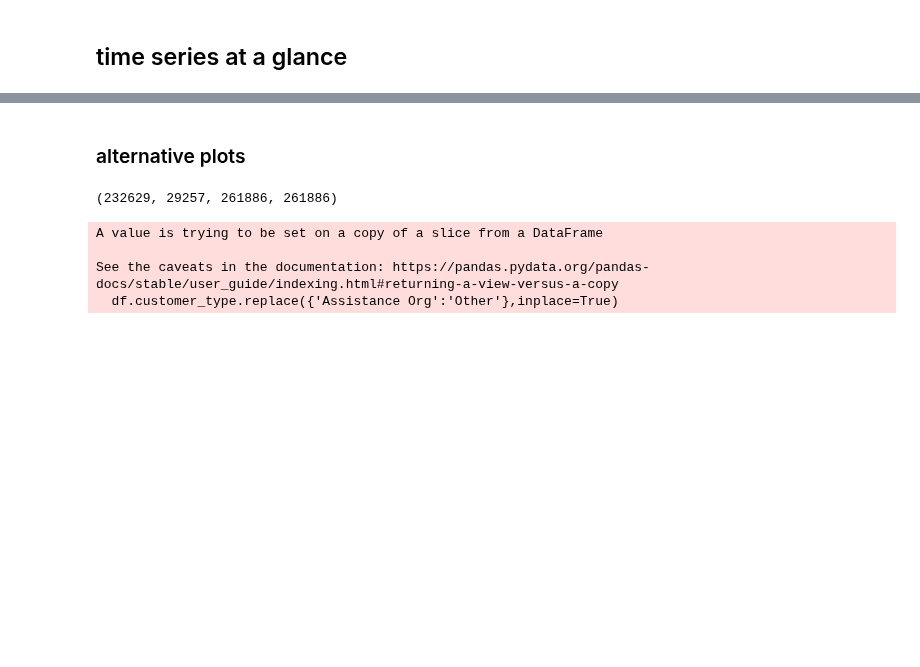
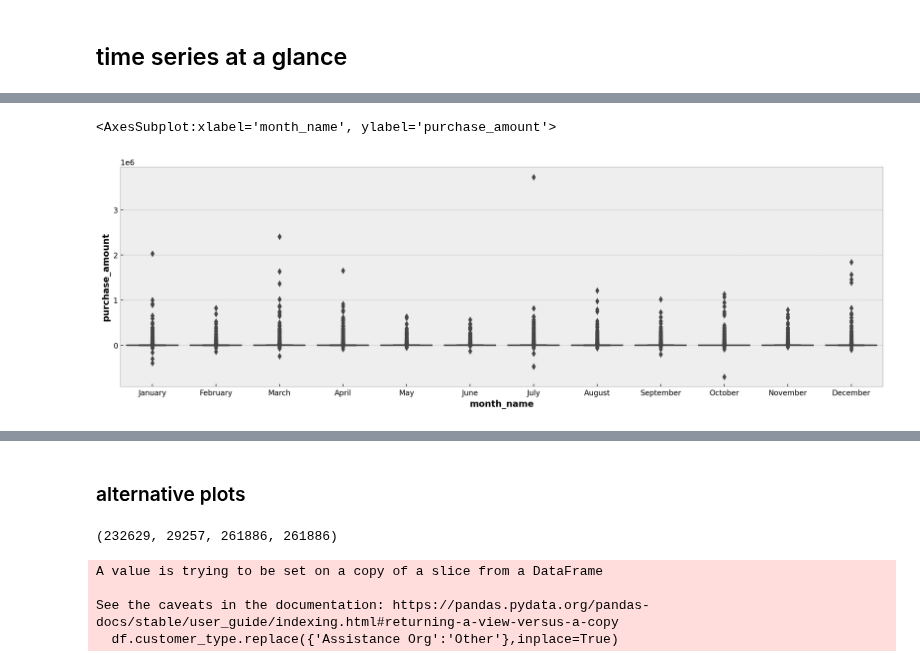
Before and after one commit to The-Real-MVPs/cisco-time-series-analysis, a Jupyter notebook: rosenberger/rosenberger-modeling.ipynb, the cells around one changed output, grey strips where cells are left out. Saved outputs shown, nothing was run; the diff lists cells and outputs as text; code cells hidden in the pictures; blank space fills up the shorter version.

```diff
--- a/rosenberger/rosenberger-modeling.ipynb
+++ b/rosenberger/rosenberger-modeling.ipynb
@@ -62,0 +84,6 @@ See the caveats in the documentation: https://pandas.pydata.org/pandas-docs/stab
+# %%
+fig, ax = plt.subplots(figsize=(15, 5))
+sns.boxplot(data=df, x = 'month_name', y = 'purchase_amount')
+# %% [output]
+<AxesSubplot:xlabel='month_name', ylabel='purchase_amount'>
+[figure, added]
```
Also changed, not shown: parts of 21 cells of this notebook, 2 other files.
